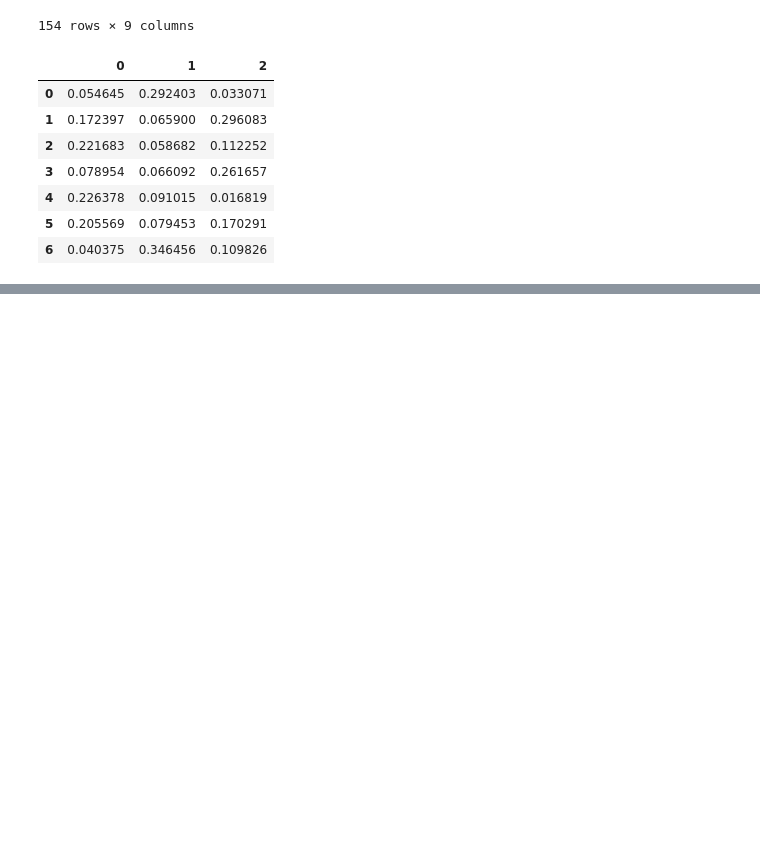
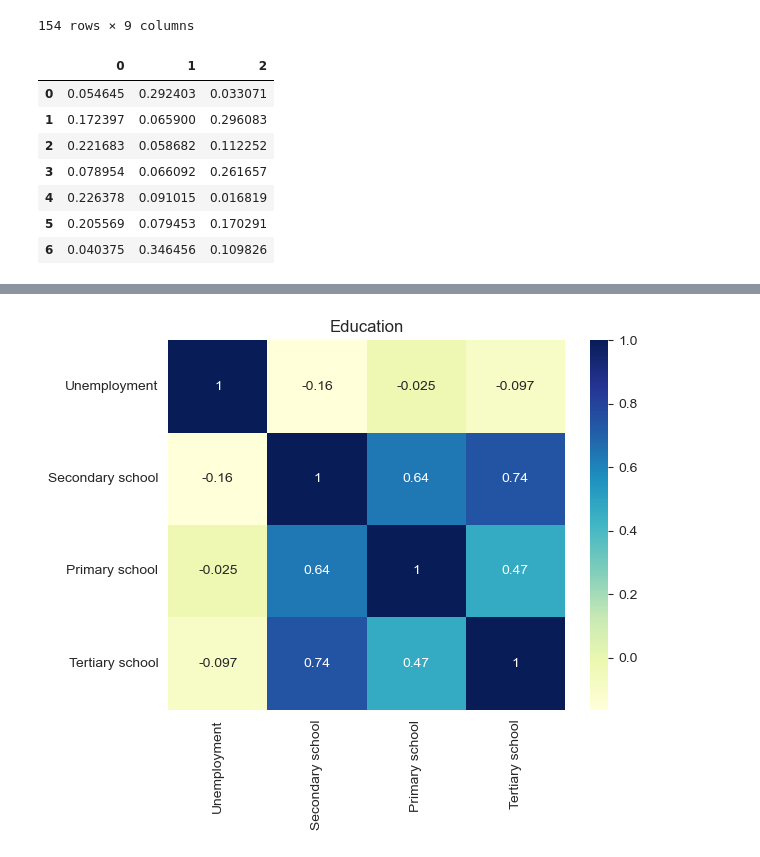
Before and after one commit to zikkend/Prosperity_index, a Jupyter notebook: DS_project.ipynb, the cells around one changed output, grey strips where cells are left out. Cells and saved outputs as stored; diff of their text form; code cells hidden in the pictures; blank space fills up the shorter version.

Commit message:
color map for all correlation added

```diff
--- a/DS_project.ipynb
+++ b/DS_project.ipynb
@@ -562,30 +354,0 @@ for i in range(number_of_clusters):
-# %%
-from sklearn.decomposition import PCA
-
-data.reset_index(drop=True, inplace=True)
-pca = PCA(n_components=2)
-components = pca.fit_transform(data[cols])
-comp = pd.DataFrame(components)
-visual = data[['Country Name', 'Country Code']].join(comp)
-visual = visual.merge(clusters, how='left', on='Country Name')
-
-import matplotlib.pyplot as plt
-
-plt.figure(figsize=(10, 8))
-# Scatter plot with different colors for each cluster
-for cluster_id in visual['Cluster ID'].unique():
-    cluster_data = visual[visual['Cluster ID'] == cluster_id]
-    plt.scatter(cluster_data[0], cluster_data[1], label=f'Cluster {cluster_id}')
-
-    for index, row in cluster_data.iterrows():
-        plt.text(row[0] + 0.05, row[1], row['Country Code'], fontsize=6, color='black')
-
-# Add labels and title
-plt.xlabel('First PC')
-plt.ylabel('Second PC')
-plt.title('Countries in clusters')
-
-# Add legend
-plt.legend(title='Cluster ID', bbox_to_anchor=(1.01, 1), loc='upper left')
-
-plt.show()
@@ -655,6 +374,14 @@ loadings
+# %%
+data.rename(columns = {'Unemployment, total (% of total labor force) (modeled ILO estimate)' : 'Unemployment',
+    'School enrollment, secondary (% net)' : 'Secondary school',
+    'School enrollment, primary (% net)': 'Primary school',
+    'School enrollment, tertiary (% gross)': 'Tertiary school'}, inplace = True)
 # %%
 import seaborn as sb
 
-dataplot = sb.heatmap(data[education].corr(), cmap="YlGnBu", annot=True)
+dataplot = sb.heatmap(data[['Unemployment', 'Secondary school', 'Primary school','Tertiary school']].corr(), cmap="YlGnBu", annot=True)
 
+plt.title('Education')
 plt.show()
+# %% [output]
+[figure, added]
```
Also changed, not shown: parts of 17 cells of this notebook, 2 other files.
